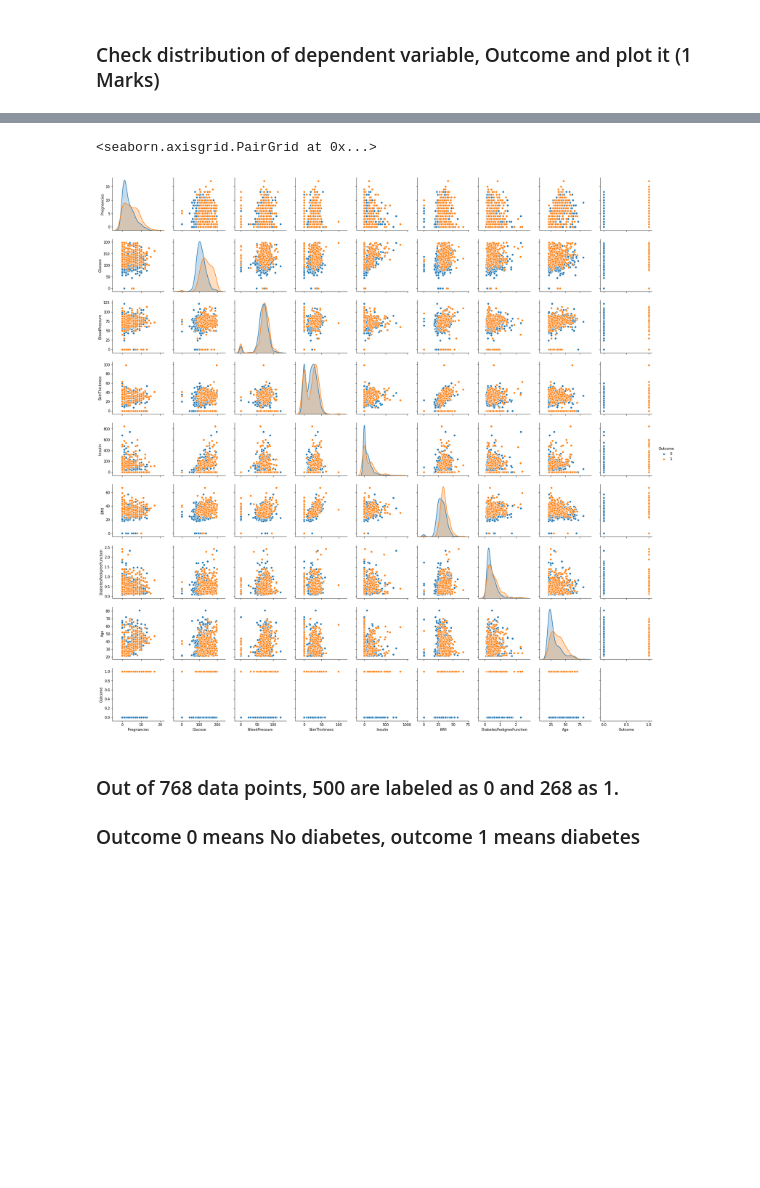
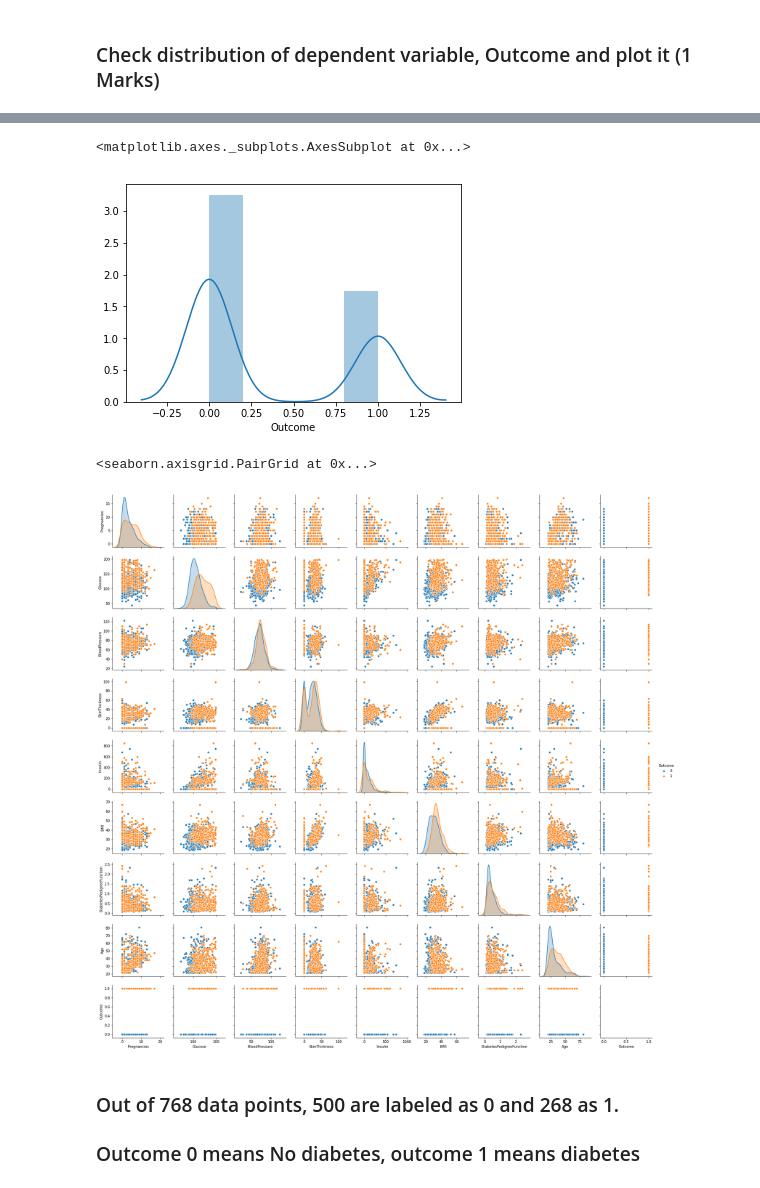
Before and after one commit to GreatLearningAIML1/bangalore-feb-batch-arunkrdas, a Jupyter notebook: Lab_R5_External_SVM_Diabetes.ipynb, the cells around one changed output, grey strips where cells are left out. Drawn from its saved outputs; the diff is of its cells as text; code cells hidden in the pictures; blank space fills up the shorter version.

```diff
--- a/Lab_R5_External_SVM_Diabetes.ipynb
+++ b/Lab_R5_External_SVM_Diabetes.ipynb
@@ -47,5 +47,10 @@ df.describe()
 | 50% | 3.000000 | 117.000000 | 72.000000 | 23.000000 | 30.500000 | 32.000000 | 0.372500 | 29.000000 | ... |
 | 75% | 6.000000 | 140.250000 | 80.000000 | 32.000000 | 127.250000 | 36.600000 | 0.626250 | 41.000000 | ... |
 | max | 17.000000 | 199.000000 | 122.000000 | 99.000000 | 846.000000 | 67.100000 | 2.420000 | 81.000000 | ... |
+# %%
+# Minimum values for Glucose, Blood pressure and BMI can not be zero. Lets replace them with median values.
+df["Glucose"].replace(0,df["Glucose"].median(),inplace=True)
+df["BloodPressure"].replace(0,df["BloodPressure"].median(),inplace=True)
+df["BMI"].replace(0,df["BMI"].median(),inplace=True)
 # %% [markdown]
 ### Check distribution of dependent variable, Outcome and plot it (1 Marks)
@@ -52,6 +64,11 @@ df.describe()
 # %%
 import seaborn as sns
-sns.pairplot(df, diag_kind='kde', hue='Outcome')
+sns.distplot(df['Outcome'])
 # %% [output]
-<seaborn.axisgrid.PairGrid at 0x...>
+<matplotlib.axes._subplots.AxesSubplot at 0x...>
-[figure, old version]
+[figure, new version]
+# %%
+sns.pairplot(df, diag_kind='kde', hue='Outcome')
+# %% [output]
+<seaborn.axisgrid.PairGrid at 0x...>
+[figure, added]
```
Also changed, not shown: parts of 21 cells of this notebook.
